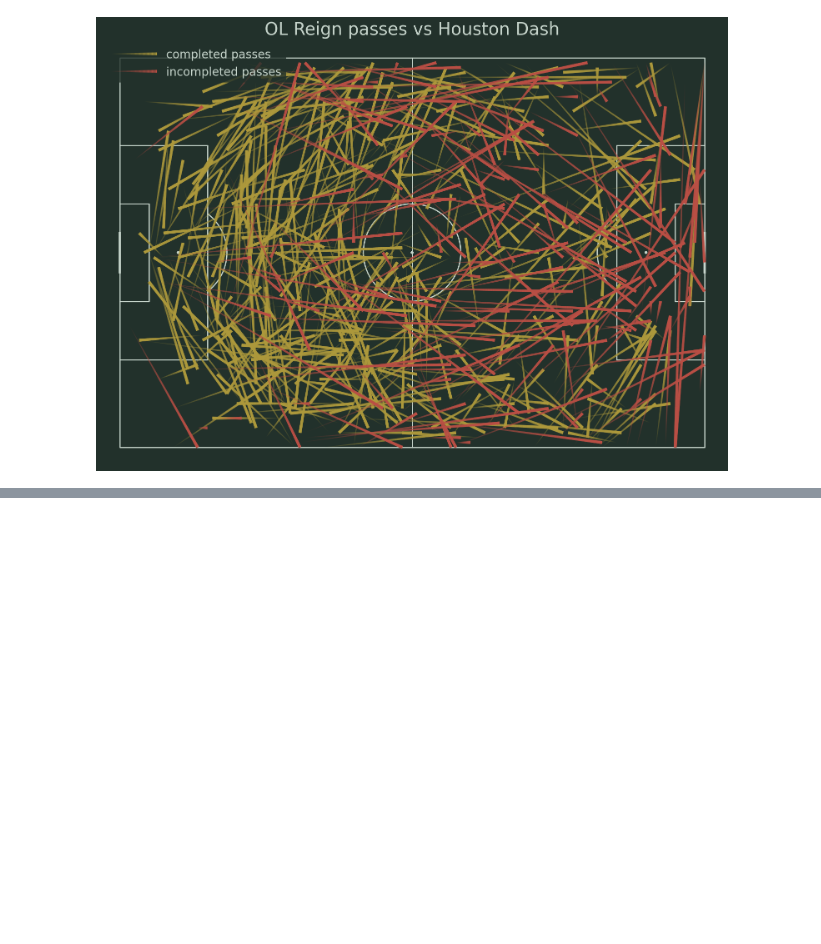
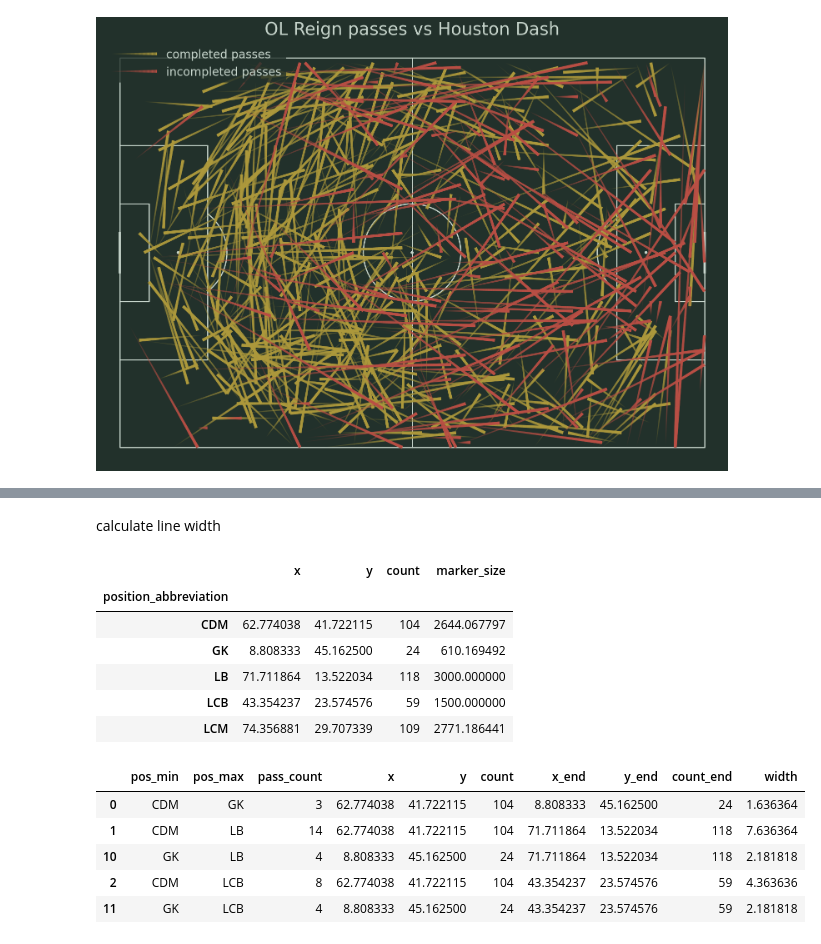
Before and after one commit to TheoGuil/soccer-tracking, a Jupyter notebook: notebooks/display_graph.ipynb, the cells around one changed output, grey strips where cells are left out. Cells and saved outputs as stored; diff of their text form; code cells hidden in the pictures; blank space fills up the shorter version.

```diff
--- a/notebooks/display_graph.ipynb
+++ b/notebooks/display_graph.ipynb
@@ -82,0 +91,5 @@ ax_title = ax.set_title(f'{team1} passes vs {team2}', fontsize=30)
+# %%
+events.loc[events.tactics_formation.notnull(), 'tactics_id'] = events.loc[
+    events.tactics_formation.notnull(), 'id']
+events[['tactics_id', 'tactics_formation']] = events.groupby('team_name')[[
+    'tactics_id', 'tactics_formation']].ffill()
@@ -82,0 +136,30 @@ ax_title = ax.set_title(f'{team1} passes vs {team2}', fontsize=30)
+# %%
+FORMATION = '433'
+pass_cols = ['id', 'position_abbreviation', 'position_abbreviation_receipt']
+passes_formation = events.loc[(events.team_name == TEAM) & (events.type_name == 'Pass') &
+                              (events.tactics_formation == FORMATION) &
+                              (events.position_abbreviation_receipt.notnull()), pass_cols].copy()
+location_cols = ['position_abbreviation', 'x', 'y']
+location_formation = events.loc[(events.team_name == TEAM) &
+                                (events.type_name.isin(['Pass', 'Ball Receipt'])) &
+                                (events.tactics_formation == FORMATION), location_cols].copy()
+
+# average locations
+average_locs_and_count = (location_formation.groupby('position_abbreviation')
+                          .agg({'x': ['mean'], 'y': ['mean', 'count']}))
+average_locs_and_count.columns = ['x', 'y', 'count']
+
+# calculate the number of passes between each position (using min/ max so we get passes both ways)
+passes_formation['pos_max'] = (passes_formation[['position_abbreviation',
+                                                'position_abbreviation_receipt']]
+                               .max(axis='columns'))
+passes_formation['pos_min'] = (passes_formation[['position_abbreviation',
+                                                'position_abbreviation_receipt']]
+                               .min(axis='columns'))
+passes_between = passes_formation.groupby(['pos_min', 'pos_max']).id.count().reset_index()
+passes_between.rename({'id': 'pass_count'}, axis='columns', inplace=True)
+
+# add on the location of each player so we have the start and end positions of the lines
+passes_between = passes_between.merge(average_locs_and_count, left_on='pos_min', right_index=True)
+passes_between = passes_between.merge(average_locs_and_count, left_on='pos_max', right_index=True,
+                                      suffixes=['', '_end'])
@@ -82,0 +183,2 @@ ax_title = ax.set_title(f'{team1} passes vs {team2}', fontsize=30)
+# %% [markdown]
+calculate line width
@@ -82,0 +192,17 @@ ax_title = ax.set_title(f'{team1} passes vs {team2}', fontsize=30)
+# %%
+display(average_locs_and_count.head())
+display(passes_between.head())
+# %% [output]
+|  | x | y | count | marker_size |
+| position_abbreviation |  |  |  |  |
+| CDM | 62.774038 | 41.722115 | 104 | 2644.067797 |
+| GK | 8.808333 | 45.162500 | 24 | 610.169492 |
+| LB | 71.711864 | 13.522034 | 118 | 3000.000000 |
+| LCB | 43.354237 | 23.574576 | 59 | 1500.000000 |
+| LCM | 74.356881 | 29.707339 | 109 | 2771.186441 |
+|  | pos_min | pos_max | pass_count | x | y | count | x_end | y_end | count_end | width |
+| 0 | CDM | GK | 3 | 62.774038 | 41.722115 | 104 | 8.808333 | 45.162500 | 24 | 1.636364 |
+| 1 | CDM | LB | 14 | 62.774038 | 41.722115 | 104 | 71.711864 | 13.522034 | 118 | 7.636364 |
+| 10 | GK | LB | 4 | 8.808333 | 45.162500 | 24 | 71.711864 | 13.522034 | 118 | 2.181818 |
+| 2 | CDM | LCB | 8 | 62.774038 | 41.722115 | 104 | 43.354237 | 23.574576 | 59 | 4.363636 |
+| 11 | GK | LCB | 4 | 8.808333 | 45.162500 | 24 | 43.354237 | 23.574576 | 59 | 2.181818 |
```
Also changed, not shown: parts of 14 cells of this notebook, 2 other files.
